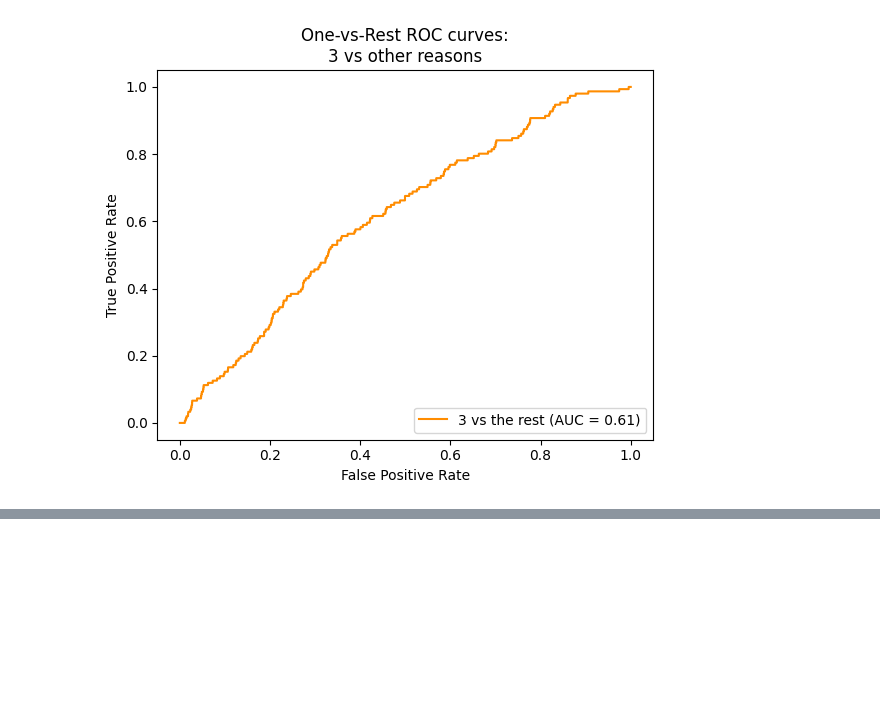
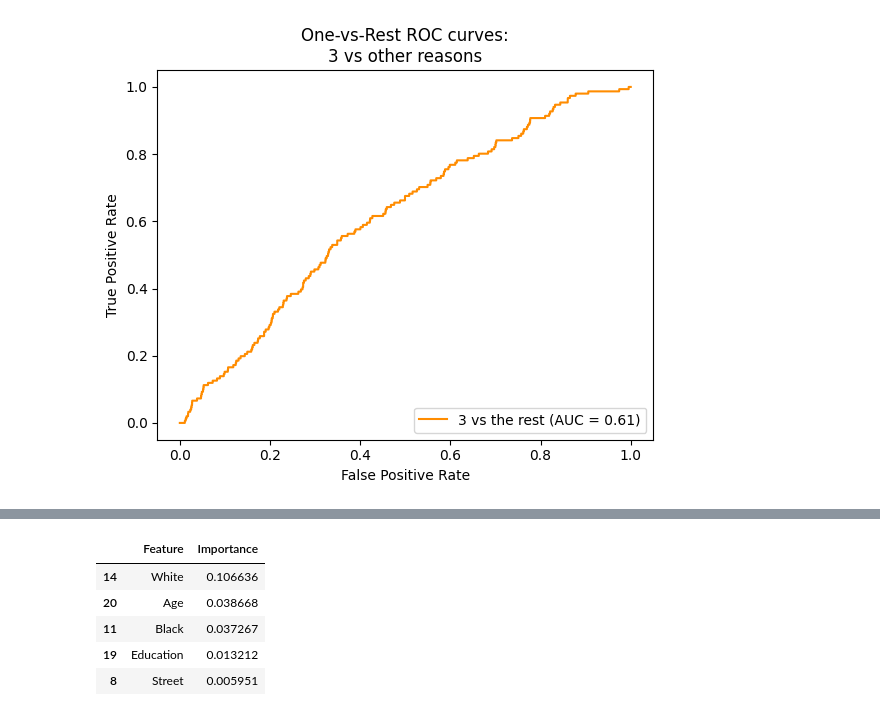
Before and after one commit to ahuang28/cs3244_final_project, a Jupyter notebook: code.ipynb, the cells around one changed output, grey strips where cells are left out. Cells and saved outputs as stored; diff of their text form; code cells hidden in the pictures; blank space fills up the shorter version.

```diff
--- a/code.ipynb
+++ b/code.ipynb
@@ -882,0 +947,10 @@ Best Parameters: {'learning_rate': 0.1, 'max_depth': 15, 'subsample': 0.5}
+# %%
+#Features that contribute most to misclassification
+xgb_permutation_importance_df.head()
+# %% [output]
+|  | Feature | Importance |
+| 14 | White | 0.106636 |
+| 20 | Age | 0.038668 |
+| 11 | Black | 0.037267 |
+| 19 | Education | 0.013212 |
+| 8 | Street | 0.005951 |
```
Also changed, not shown: parts of 9 cells of this notebook.
